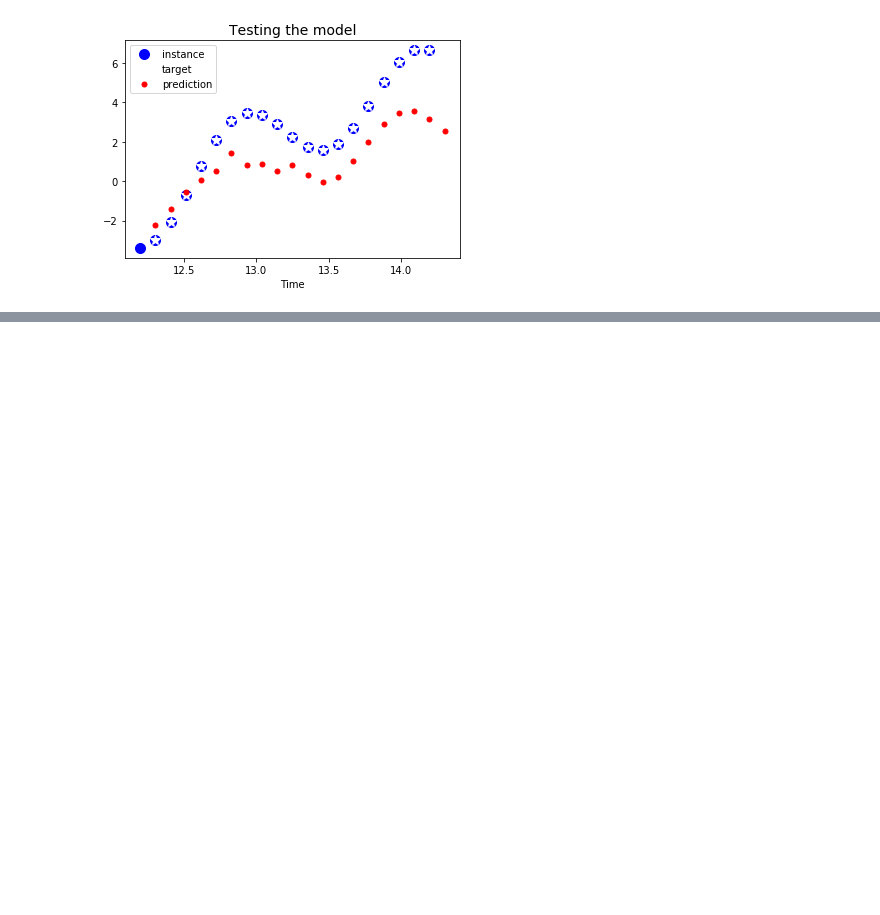
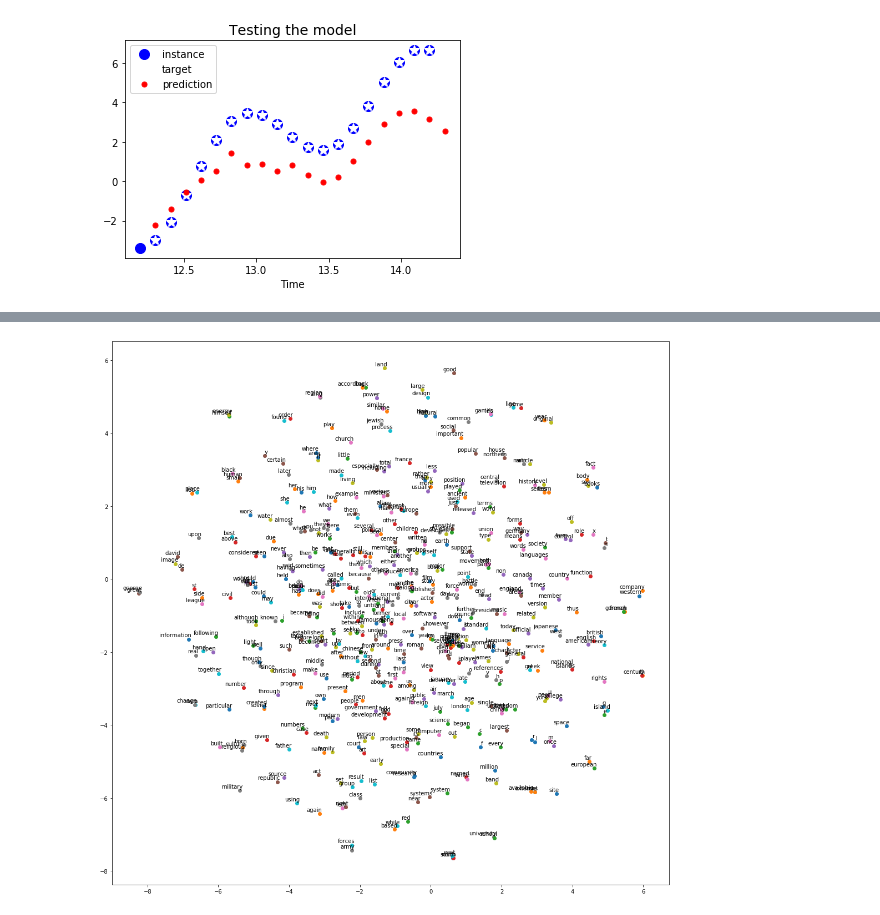
Before and after one commit to nsakki55/tech-notes, a Jupyter notebook: handson-ml/mycode/RNN.ipynb, the cells around one changed output, grey strips where cells are left out. Saved outputs shown, nothing was run; the diff lists cells and outputs as text; code cells hidden in the pictures; blank space fills up the shorter version.

```diff
--- a/handson-ml/mycode/RNN.ipynb
+++ b/handson-ml/mycode/RNN.ipynb
@@ -549,0 +642,9 @@ plt.show()
+# %%
+from collections import Counter
+
+vocabulary_size = 50000
+
+vocabulary = [("UNK", None)] + Counter(words).most_common(vocabulary_size - 1)
+vocabulary = np.array([word for word, _ in vocabulary])
+dictionary = {word: code for code, word in enumerate(vocabulary)}
+data = np.array([dictionary.get(word, 0) for word in words])
@@ -549,0 +677,15 @@ plt.show()
+# %%
+batch_size = 128
+embedding_size = 128  # Dimension of the embedding vector.
+skip_window = 1       # How many words to consider left and right.
+num_skips = 2         # How many times to reuse an input to generate a label.
+
+# We pick a random validation set to sample nearest neighbors. Here we limit the
+# validation samples to the words that have a low numeric ID, which by
+# construction are also the most frequent.
+valid_size = 16     # Random set of words to evaluate similarity on.
+valid_window = 100  # Only pick dev samples in the head of the distribution.
+valid_examples = np.random.choice(valid_window, valid_size, replace=False)
+num_sampled = 64    # Number of negative examples to sample.
+
+learning_rate = 0.01
@@ -549,0 +792,23 @@ plt.show()
+# %%
+def plot_with_labels(low_dim_embs, labels):
+    assert low_dim_embs.shape[0] >= len(labels), "More labels than embeddings"
+    plt.figure(figsize=(18, 18))  #in inches
+    for i, label in enumerate(labels):
+        x, y = low_dim_embs[i,:]
+        plt.scatter(x, y)
+        plt.annotate(label,
+                     xy=(x, y),
+                     xytext=(5, 2),
+                     textcoords='offset points',
+                     ha='right',
+                     va='bottom')
+# %%
+from sklearn.manifold import TSNE
+
+tsne = TSNE(perplexity=30, n_components=2, init='pca', n_iter=5000)
+plot_only = 500
+low_dim_embs = tsne.fit_transform(final_embeddings[:plot_only,:])
+labels = [vocabulary[i] for i in range(plot_only)]
+plot_with_labels(low_dim_embs, labels)
+# %% [output]
+[figure, added]
```
Also changed, not shown: parts of 11 cells of this notebook, 1 other file.
